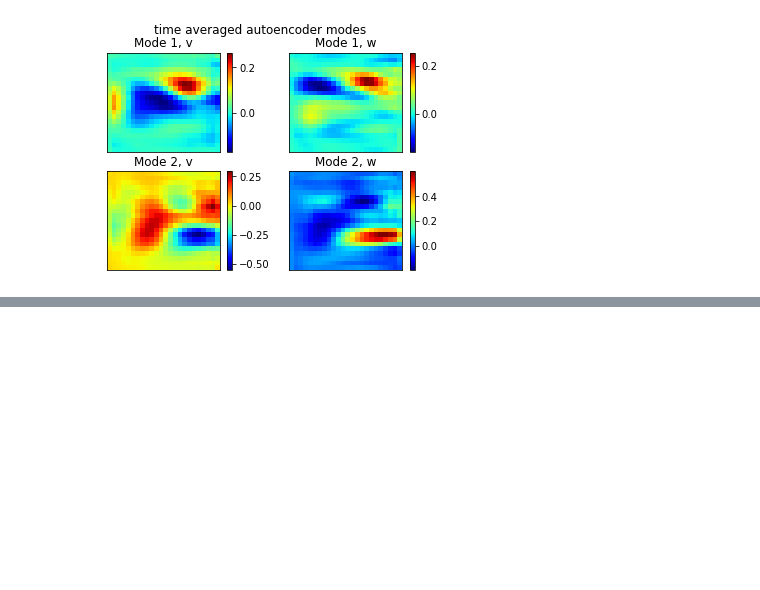
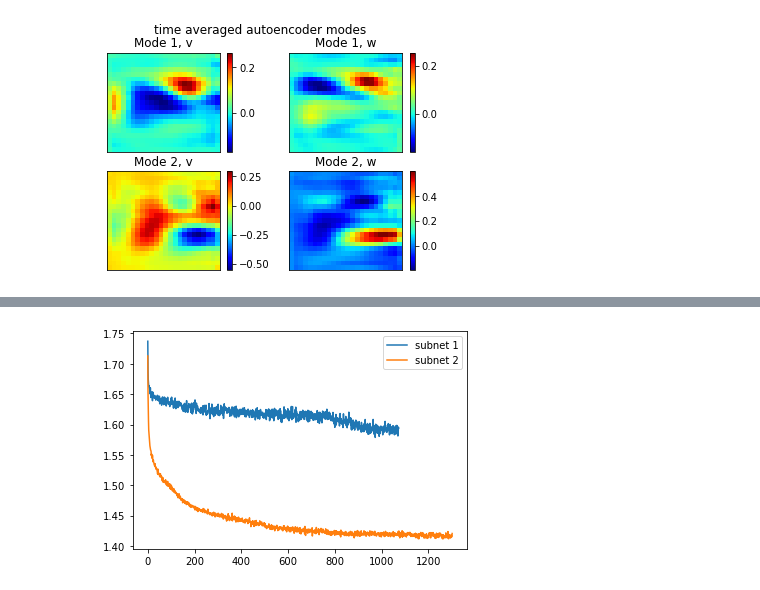
Before and after one commit to MagriLab/MD-CNN-AE, a Jupyter notebook: visualise_hierarchical_mode.ipynb, the cells around one changed output, grey strips where cells are left out. Drawn from its saved outputs; the diff is of its cells as text; code cells hidden in the pictures; blank space fills up the shorter version.

```diff
--- a/visualise_hierarchical_mode.ipynb
+++ b/visualise_hierarchical_mode.ipynb
@@ -165,0 +131,9 @@ plt.show()
+# %%
+idx = np.where(hist_train == -1)[0]
+plt.figure()
+plt.plot(hist_train[:idx[0]],label='subnet 1')
+plt.plot(hist_train[idx[0]+1:],label='subnet 2')
+plt.legend()
+plt.show()
+# %% [output]
+[figure, added]
```
Also changed, not shown: parts of 5 cells of this notebook, 3 other files.
